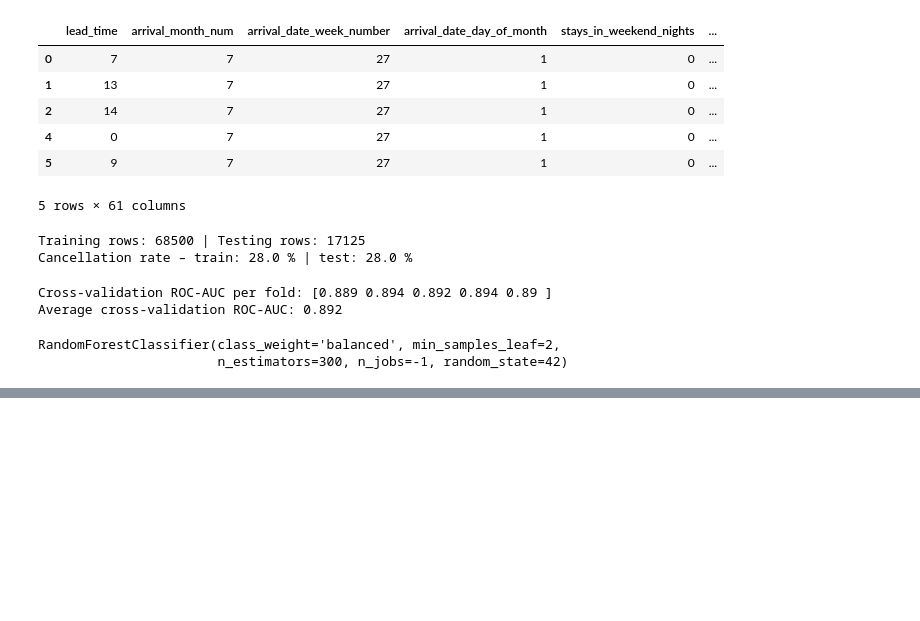
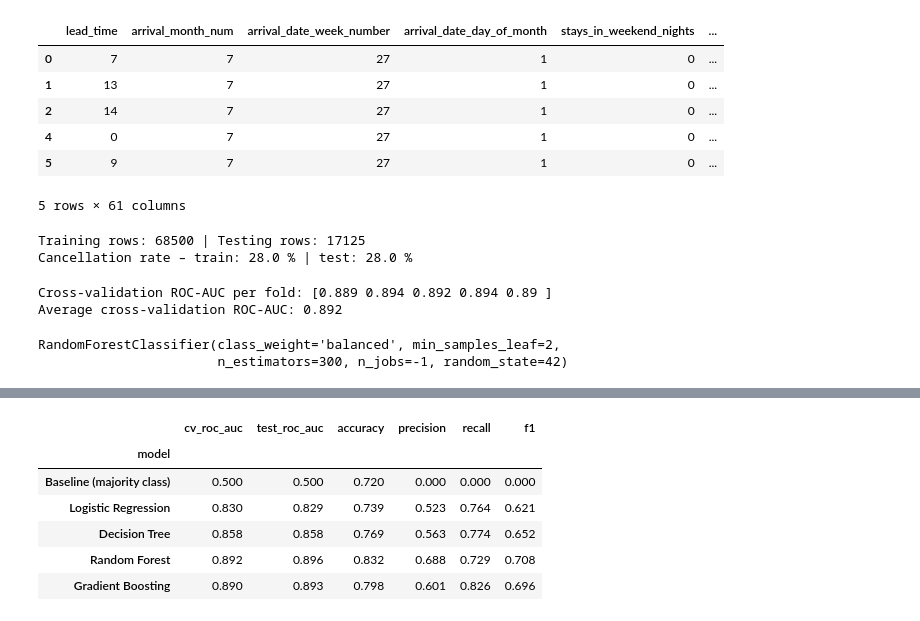
Before and after one commit to atticusptp-cloud/CAPSTONE, a Jupyter notebook: capstone_analysis.ipynb, the cells around one changed output, grey strips where cells are left out. Saved outputs shown, nothing was run; the diff lists cells and outputs as text; code cells hidden in the pictures; blank space fills up the shorter version.

```diff
--- a/capstone_analysis.ipynb
+++ b/capstone_analysis.ipynb
@@ -1206 +1240,29 @@ weighted avg       0.83      0.83      0.83     17125
+# %%
+from pathlib import Path
+
+# Define PROC path and ensure the directory exists
+PROC = Path("data/processed")
+PROC.mkdir(parents=True, exist_ok=True)
+
+cv = StratifiedKFold(5, shuffle=True, random_state=42)
+results = []
+fitted = {}
+for name, pipe in models.items():
+    cv_auc = cross_val_score(pipe, X_train, y_train, cv=cv, scoring="roc_auc", n_jobs=-1) if "Baseline" not in name else np.array([0.5])
+    pipe.fit(X_train, y_train); fitted[name] = pipe
+    proba = pipe.predict_proba(X_test)[:, 1]; pred = (proba >= 0.5).astype(int)
+    results.append({"model": name, "cv_roc_auc": cv_auc.mean(), "test_roc_auc": roc_auc_score(y_test, proba),
+                    "accuracy": accuracy_score(y_test, pred), "precision": precision_score(y_test, pred, zero_division=0),
+                    "recall": recall_score(y_test, pred), "f1": f1_score(y_test, pred)})
+res = pd.DataFrame(results).set_index("model")
+res.to_csv(PROC / "model_results.csv")
+res.style.format("{:.3f}").highlight_max(axis=0, subset=res.columns, color="#cde2fb")
+# %% [output]
+|  | cv_roc_auc | test_roc_auc | accuracy | precision | recall | f1 |
+| model |  |  |  |  |  |  |
+| Baseline (majority class) | 0.500 | 0.500 | 0.720 | 0.000 | 0.000 | 0.000 |
+| Logistic Regression | 0.830 | 0.829 | 0.739 | 0.523 | 0.764 | 0.621 |
+| Decision Tree | 0.858 | 0.858 | 0.769 | 0.563 | 0.774 | 0.652 |
+| Random Forest | 0.892 | 0.896 | 0.832 | 0.688 | 0.729 | 0.708 |
+| Gradient Boosting | 0.890 | 0.893 | 0.798 | 0.601 | 0.826 | 0.696 |
 # %%
```
Also changed, not shown: parts of 11 cells of this notebook.
